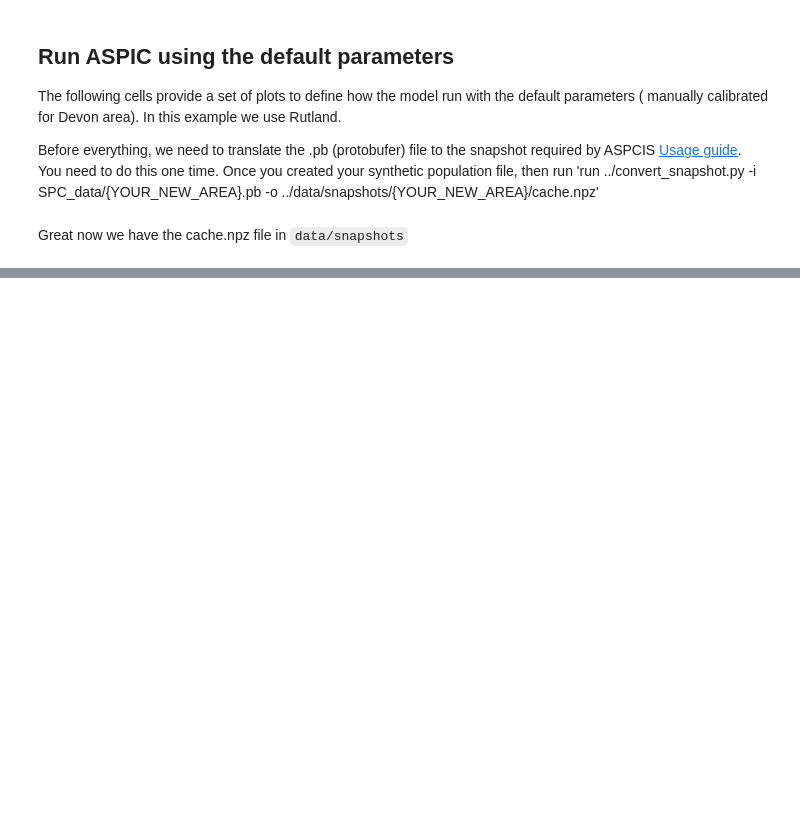
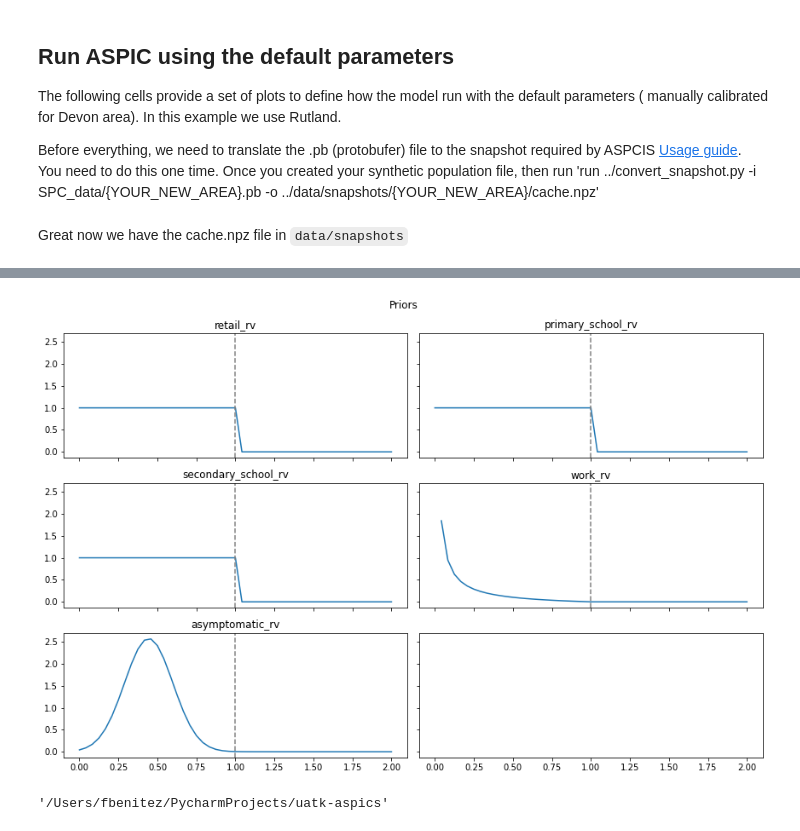
Before and after one commit to alan-turing-institute/uatk-aspics, a Jupyter notebook: calibration/abc_notebook.ipynb, the cells around one changed output, grey strips where cells are left out. Drawn from its saved outputs; the diff is of its cells as text; code cells hidden in the pictures; blank space fills up the shorter version.

```diff
--- a/calibration/abc_notebook.ipynb
+++ b/calibration/abc_notebook.ipynb
@@ -253,0 +237,33 @@ fitness: 78951.19640664099
+# %%
+# The following should all be constant (overiding whatever is in the default.yml parameters file)
+OpenCLRunner.set_constants( {"home": 1.0, "current_risk_beta": 0.03, "presymptomatic": 1.0, "symptomatic": 1.0 })
+# FYI this is how to represent with discrete discributions and one possible value (hack that didn't work):
+#home_rv, current_risk_beta_rv = ( pyabc.RV('rv_discrete', values=([1], [1.0])) for _ in range(2) )
+
+# Now the random variables:
+# School and retail are all uniform between 0-1
+retail_rv, primary_school_rv, secondary_school_rv = ( pyabc.RV("uniform", 0, 1) for _ in range(3)  )
+# Work needs some dampening because we know that workplaces are too big in the current implementation
+work_rv = pyabc.RV("beta", 0.1, 2)
+
+# Individual multipliers (see justification at the start of this notebook).
+# Asymptomatic is normal such that the middle 95% is the range [0.138, 0.75]
+asymptomatic_rv = pyabc.RV("norm", 0.444, 0.155)
+
+fig, axes = plt.subplots(3, 2, figsize=(12,8), sharex=True, sharey=True)
+x = np.linspace(0,2,49)  # (specified so that we have some whole numbers)
+marker = itertools.cycle((',', '+', '.', 'o', '*'))
+for i, variable in enumerate([retail_rv, primary_school_rv, secondary_school_rv, work_rv,
+                              asymptomatic_rv]):
+    var_name = [ k for k,v in locals().items() if v is variable][0]  # Hack to get the name of the variable
+    ax = axes.flatten()[i]
+    #ax.plot(x, pyabc.Distribution(param=variable).pdf({"param": x}), label = var_name, marker=next(marker), ms=3)
+    ax.plot(x, pyabc.Distribution(param=variable).pdf({"param": x}))
+    ax.set_title(var_name)
+    ax.axvline(x=1.0, ls='--', color="grey", label="x=1")
+
+#ax.legend()
+fig.suptitle("Priors")
+fig.tight_layout()
+# %% [output]
+[figure, added]
@@ -253,0 +294,4 @@ fitness: 78951.19640664099
+# %%
+os.getcwd()
+# %% [output]
+'/Users/fbenitez/PycharmProjects/uatk-aspics'
```
Also changed, not shown: parts of 23 cells of this notebook, 5 other files.
